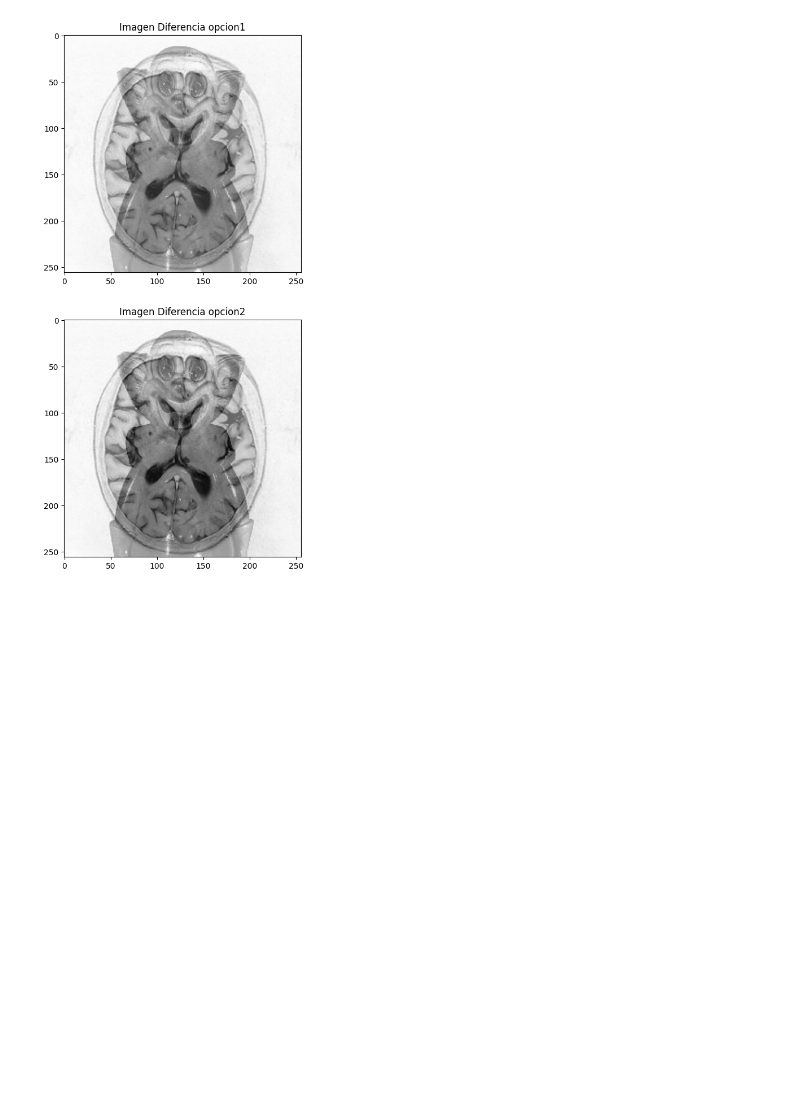
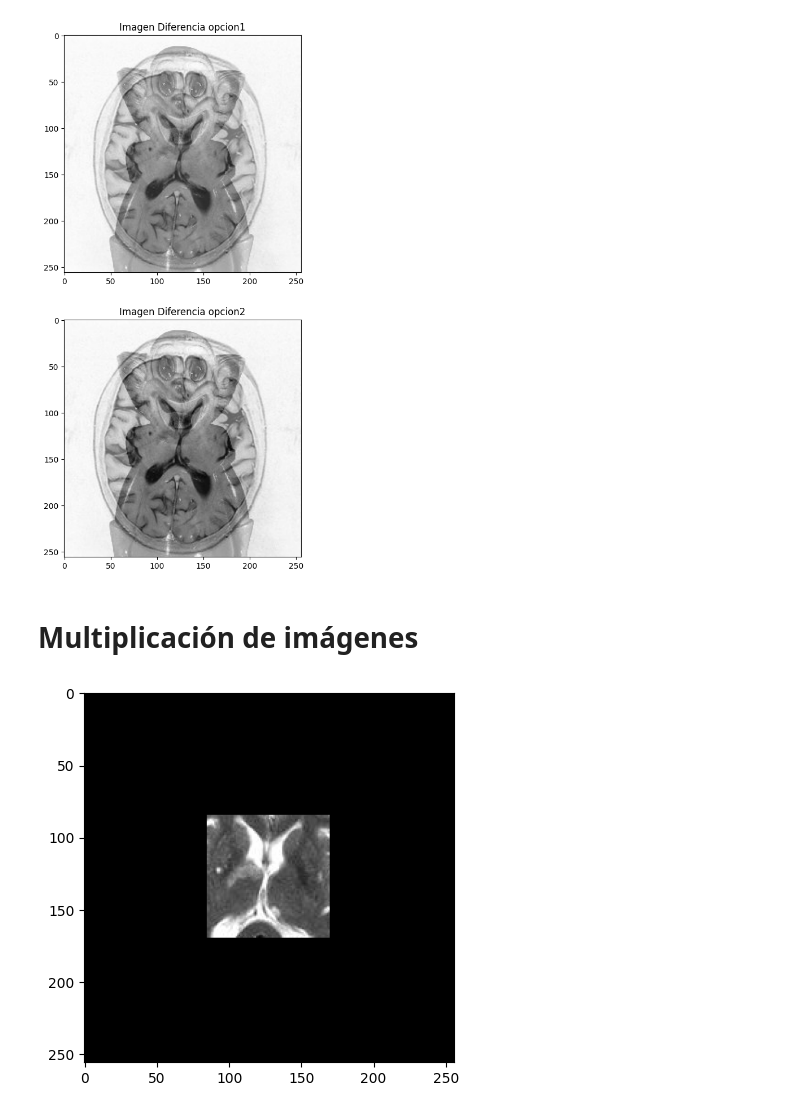
Before and after one commit to TelliRoman/PDI, a Jupyter notebook: Guia2A/tp02a.ipynb, the cells around one changed output. Saved outputs shown, nothing was run; the diff lists cells and outputs as text; code cells hidden in the pictures; blank space fills up the shorter version.

```diff
--- a/Guia2A/tp02a.ipynb
+++ b/Guia2A/tp02a.ipynb
@@ -140,8 +140,8 @@ def diferencia_opcion_uno(img1,img2):
 
     return img_norma_1, img_norma_2
 # %%
-img_payaso = cv.imread("/content/drive/My Drive/Datasets_pdi/Imagenes/clown.jpg")
-img_cerebro = cv.imread("/content/drive/My Drive/Datasets_pdi/Imagenes/rmn.jpg")
+img_payaso = cv.imread(r"C:\Users\pablo\Desktop\PDI\PDI\Imagenes\clown.jpg")
+img_cerebro = cv.imread(r"C:\Users\pablo\Desktop\PDI\PDI\Imagenes\rmn.jpg")
 img1,img2=diferencia_opcion_uno(img_payaso,img_cerebro)
 fig, ax = plt.subplots(nrows=2, figsize=(12,12))
 ax[0].imshow(img1)
@@ -151,3 +151,16 @@ ax[1].set_title("Imagen Diferencia opcion2")
 # %% [output]
 Text(0.5, 1.0, 'Imagen Diferencia opcion2')
 [figure]
+# %% [markdown]
+# Multiplicación de imágenes
+# %%
+mask = np.zeros(img_cerebro.shape,img_cerebro.dtype)
+H=img_cerebro.shape[0]
+W=img_cerebro.shape[1]
+mask[int(H/3):int(2*H/3),int(W/3):int(2*W/3)]=255 # Máscara rectangular
+#operación AND pixel a pixel
+img_recorte=cv.bitwise_and(img_cerebro,mask)
+plt.imshow(img_recorte)
+plt.show()
+# %% [output]
+[figure, added]
```
